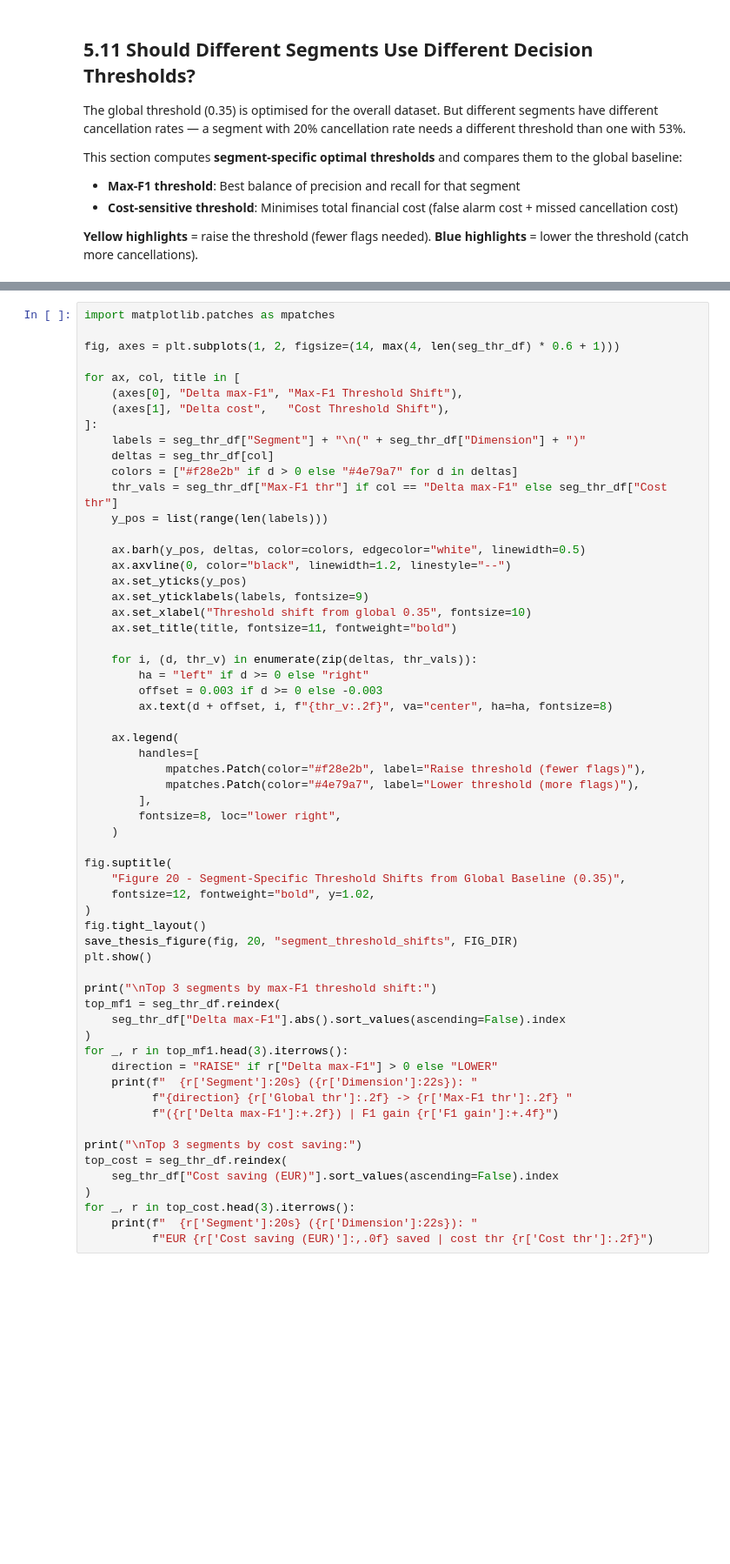
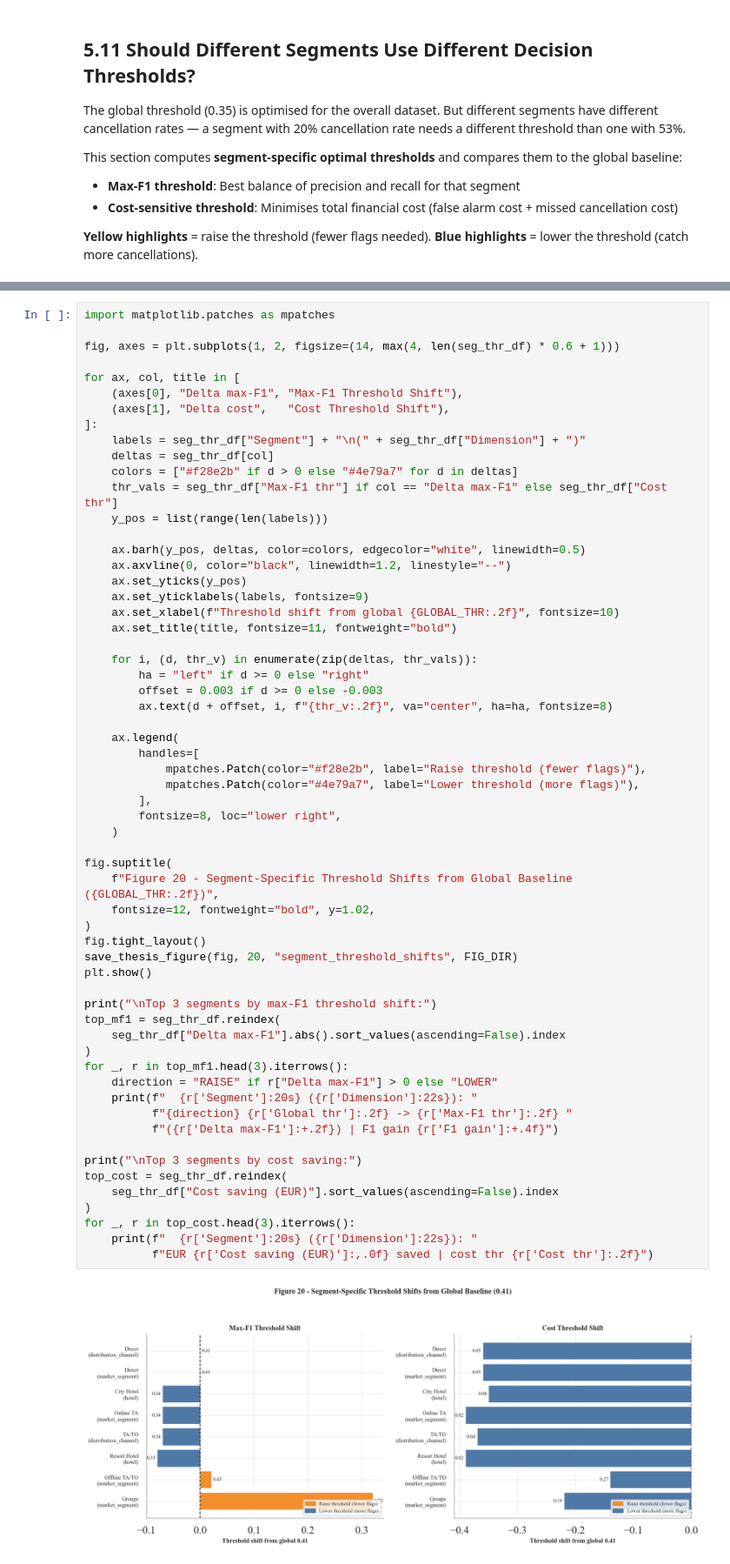
Before and after one commit to Dirkiee09/hotel-cancellation-prediction, a Jupyter notebook: notebooks/05_explainability.ipynb, the cells around one changed output, grey strips where cells are left out. Shown at 87% size. Saved outputs shown, nothing was run; the diff lists cells and outputs as text; blank space fills up the shorter version.

```diff
--- a/notebooks/05_explainability.ipynb
+++ b/notebooks/05_explainability.ipynb
@@ -614,7 +745,7 @@ for ax, col, title in [
     ax.axvline(0, color="black", linewidth=1.2, linestyle="--")
     ax.set_yticks(y_pos)
     ax.set_yticklabels(labels, fontsize=9)
-    ax.set_xlabel("Threshold shift from global 0.35", fontsize=10)
+    ax.set_xlabel(f"Threshold shift from global {GLOBAL_THR:.2f}", fontsize=10)
     ax.set_title(title, fontsize=11, fontweight="bold")
 
     for i, (d, thr_v) in enumerate(zip(deltas, thr_vals)):
@@ -627,31 +758,33 @@ for ax, col, title in [
             mpatches.Patch(color="#f28e2b", label="Raise threshold (fewer flags)"),
             mpatches.Patch(color="#4e79a7", label="Lower threshold (more flags)"),
         ],
         fontsize=8, loc="lower right",
     )
 
 fig.suptitle(
-    "Figure 20 - Segment-Specific Threshold Shifts from Global Baseline (0.35)",
+    f"Figure 20 - Segment-Specific Threshold Shifts from Global Baseline ({GLOBAL_THR:.2f})",
     fontsize=12, fontweight="bold", y=1.02,
 )
 fig.tight_layout()
 save_thesis_figure(fig, 20, "segment_threshold_shifts", FIG_DIR)
 plt.show()
 
 print("\nTop 3 segments by max-F1 threshold shift:")
 top_mf1 = seg_thr_df.reindex(
     seg_thr_df["Delta max-F1"].abs().sort_values(ascending=False).index
 )
 for _, r in top_mf1.head(3).iterrows():
     direction = "RAISE" if r["Delta max-F1"] > 0 else "LOWER"
     print(f"  {r['Segment']:20s} ({r['Dimension']:22s}): "
           f"{direction} {r['Global thr']:.2f} -> {r['Max-F1 thr']:.2f} "
           f"({r['Delta max-F1']:+.2f}) | F1 gain {r['F1 gain']:+.4f}")
 
 print("\nTop 3 segments by cost saving:")
 top_cost = seg_thr_df.reindex(
     seg_thr_df["Cost saving (EUR)"].sort_values(ascending=False).index
 )
 for _, r in top_cost.head(3).iterrows():
     print(f"  {r['Segment']:20s} ({r['Dimension']:22s}): "
           f"EUR {r['Cost saving (EUR)']:,.0f} saved | cost thr {r['Cost thr']:.2f}")
+# %% [output]
+[figure, added]
```
Also changed, not shown: parts of 18 cells of this notebook, 9 other files.
